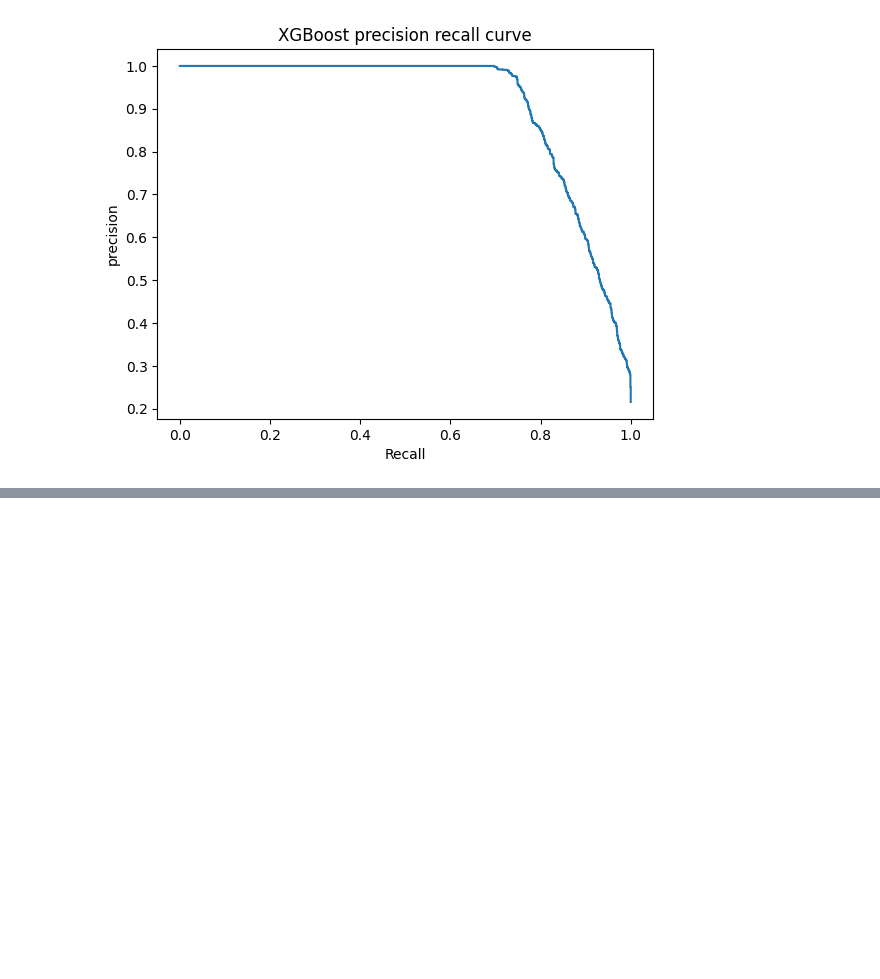
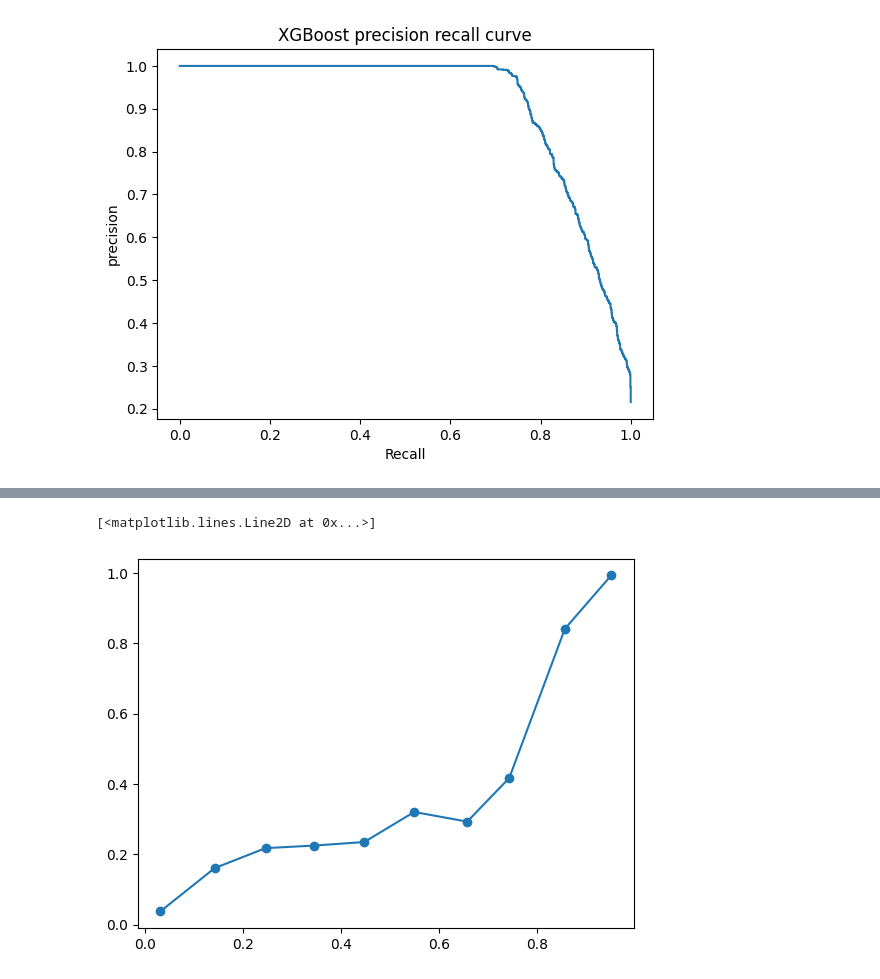
Before and after one commit to sumran58/credit_risk_analysis, a Jupyter notebook: credit_risk.ipynb, the cells around one changed output, grey strips where cells are left out. Drawn from its saved outputs; the diff is of its cells as text; code cells hidden in the pictures; blank space fills up the shorter version.

```diff
--- a/credit_risk.ipynb
+++ b/credit_risk.ipynb
@@ -556,0 +545,6 @@ weighted avg       0.94      0.94      0.94      6305
+# %%
+from sklearn.calibration import CalibratedClassifierCV,calibration_curve
+calibrated_model=CalibratedClassifierCV(
+    xgb_model,method='sigmoid',cv=5
+)
+calibrated_model.fit(X_train,y_train)
@@ -556,0 +584,2 @@ weighted avg       0.94      0.94      0.94      6305
+# %%
+actual_cal,predicted_cal=calibration_curve(y_test,calibrated,n_bins=10)
@@ -556,0 +596,10 @@ weighted avg       0.94      0.94      0.94      6305
+# %%
+plt.plot(
+    predicted_cal,
+    actual_cal,
+    "o-",
+    label="calibrated"
+)
+# %% [output]
+[<matplotlib.lines.Line2D at 0x...>]
+[figure, added]
```
Also changed, not shown: parts of 11 cells of this notebook.
